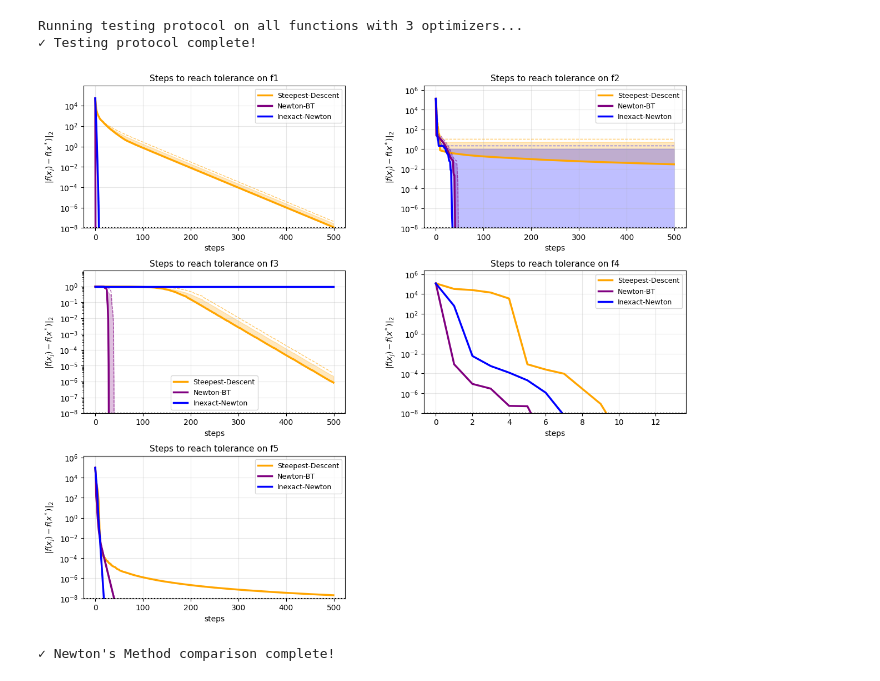
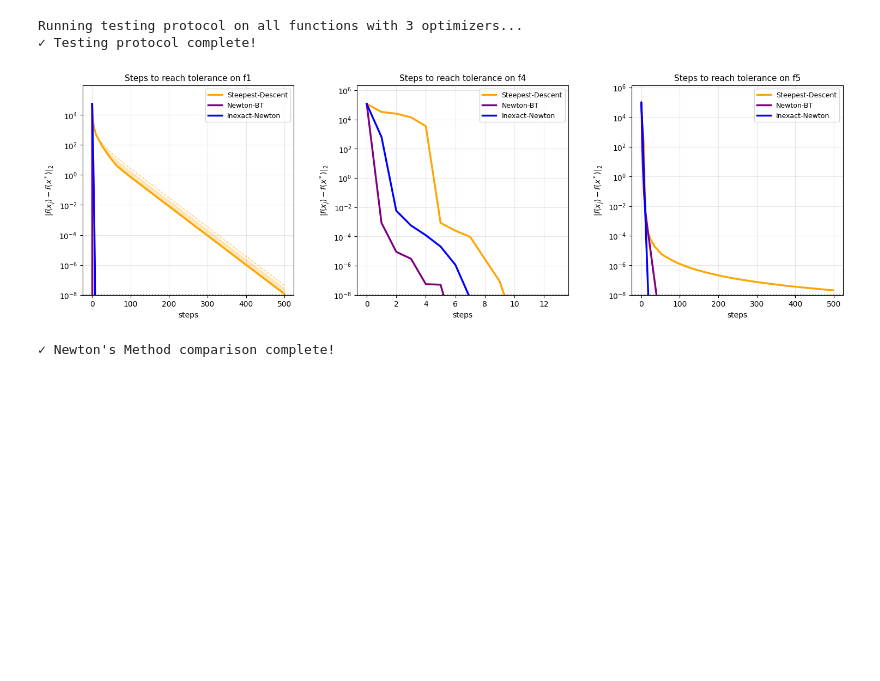
Before and after one commit to rohde01/numerical-optimization, a Jupyter notebook: Handin3/test.ipynb, the cells around one changed output. Saved outputs shown, nothing was run; the diff lists cells and outputs as text; code cells hidden in the pictures; blank space fills up the shorter version.

```diff
--- a/Handin3/test.ipynb
+++ b/Handin3/test.ipynb
@@ -335,8 +335,6 @@ def inexact_newton(f, df, Hf, x0, max_iter, epsilon, rho=0.5, c1=1e-4):
 # Define function suite for testing
 function_suite_all = [
     ("f1", f1, df1, Hf1, 20),
-    ("f2", f2, df2, Hf2, 20),
-    ("f3", f3, df3, Hf3, 20),
     ("f4", f4, df4, Hf4, 20),
     ("f5", f5, df5, Hf5, 20)
 ]
@@ -357,20 +355,18 @@ print("✓ Testing protocol complete!")
 Running testing protocol on all functions with 3 optimizers...
 ✓ Testing protocol complete!
 # %%
-# Plot comparison for all functions - steps only, 2x2+1 layout
-fig = plt.figure(figsize=(14, 12))
-gs = fig.add_gridspec(3, 2, hspace=0.3, wspace=0.3)
+# Plot comparison for all functions - steps only, 1x3 layout
+fig = plt.figure(figsize=(18, 5))
+gs = fig.add_gridspec(1, 3, hspace=0.3, wspace=0.3)
 
 colors = {'Steepest-Descent': 'orange', 'Newton-BT': 'purple', 'Inexact-Newton': 'blue'}
 epsilon = 1e-8
 
-# Create axes: [0,0], [0,1], [1,0], [1,1], [2,0]
+# Create axes: [0], [1], [2]
 axes = [
     fig.add_subplot(gs[0, 0]),
     fig.add_subplot(gs[0, 1]),
-    fig.add_subplot(gs[1, 0]),
-    fig.add_subplot(gs[1, 1]),
-    fig.add_subplot(gs[2, 0])
+    fig.add_subplot(gs[0, 2])
 ]
 
 for idx, (func_name, _, _, _, _) in enumerate(function_suite_all):
@@ -384,32 +380,32 @@ for idx, (func_name, _, _, _, _) in enumerate(function_suite_all):
         stats = aggregate_run_statistics(run_results)
         color = colors[opt_name]
 
         # Plot steps only
         ax.semilogy(stats['steps'], stats['median_steps'],
                    color=color, linewidth=2.5, label=opt_name)
         ax.fill_between(stats['steps'],
                        stats['median_steps'],
                        stats['p75_steps'],
                        color=color, alpha=0.25)
         ax.semilogy(stats['steps'], stats['p99_steps'],
                    color=color, linewidth=1, linestyle='--', alpha=0.6)
 
     # Add epsilon line
     ax.axhline(y=epsilon, color='black', linestyle=':', linewidth=1.5)
 
     # Set limits
     ax.set_ylim(bottom=epsilon)
 
     # Format plot
     ax.set_xlabel('steps', fontsize=10)
     ax.set_ylabel(r'$|f(x_j) - f(x^*)|_2$', fontsize=10)
     ax.set_title(f'Steps to reach tolerance on {func_name}', fontsize=11)
     ax.grid(True, alpha=0.3)
     ax.legend(loc='best', fontsize=9)
 
 plt.show()
 
 print("\n✓ Newton's Method comparison complete!")
 # %% [output]
-[figure, old version]
+[figure, new version]
 ✓ Newton's Method comparison complete!
```
Also changed, not shown: parts of 1 cell of this notebook, 1 other file.
